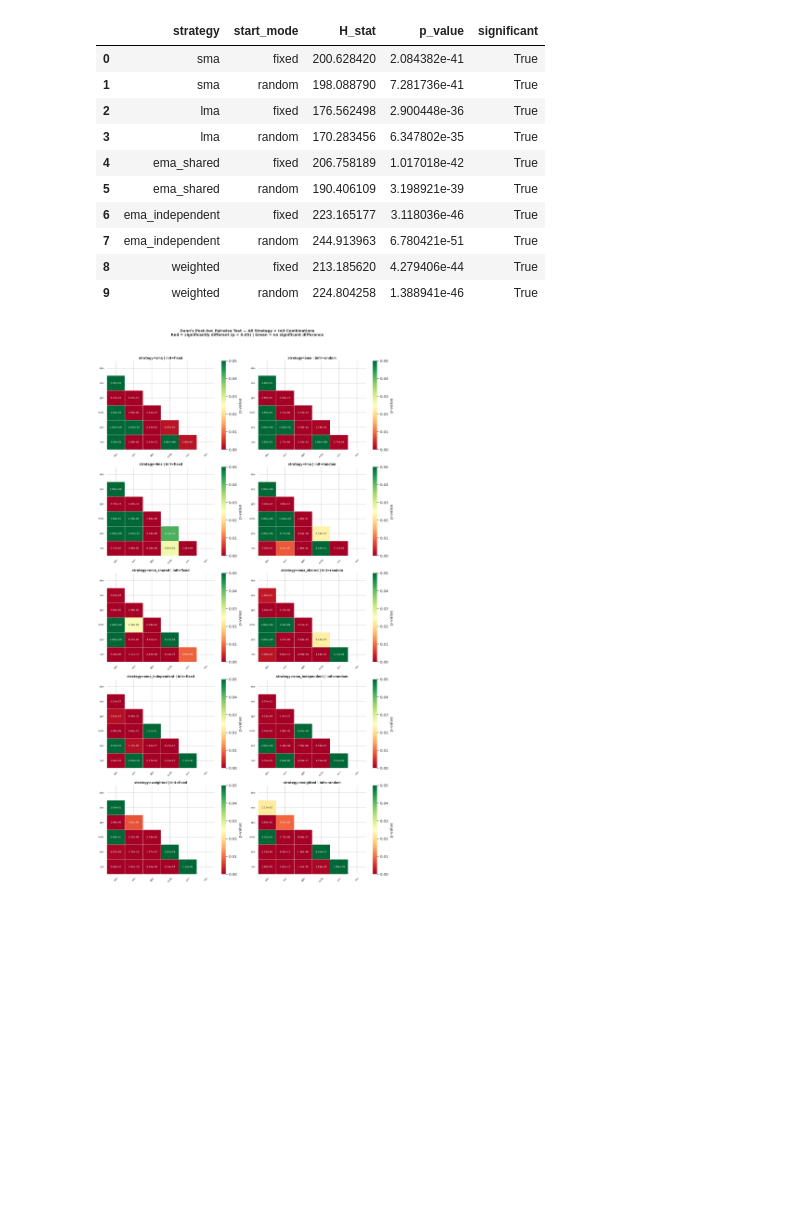
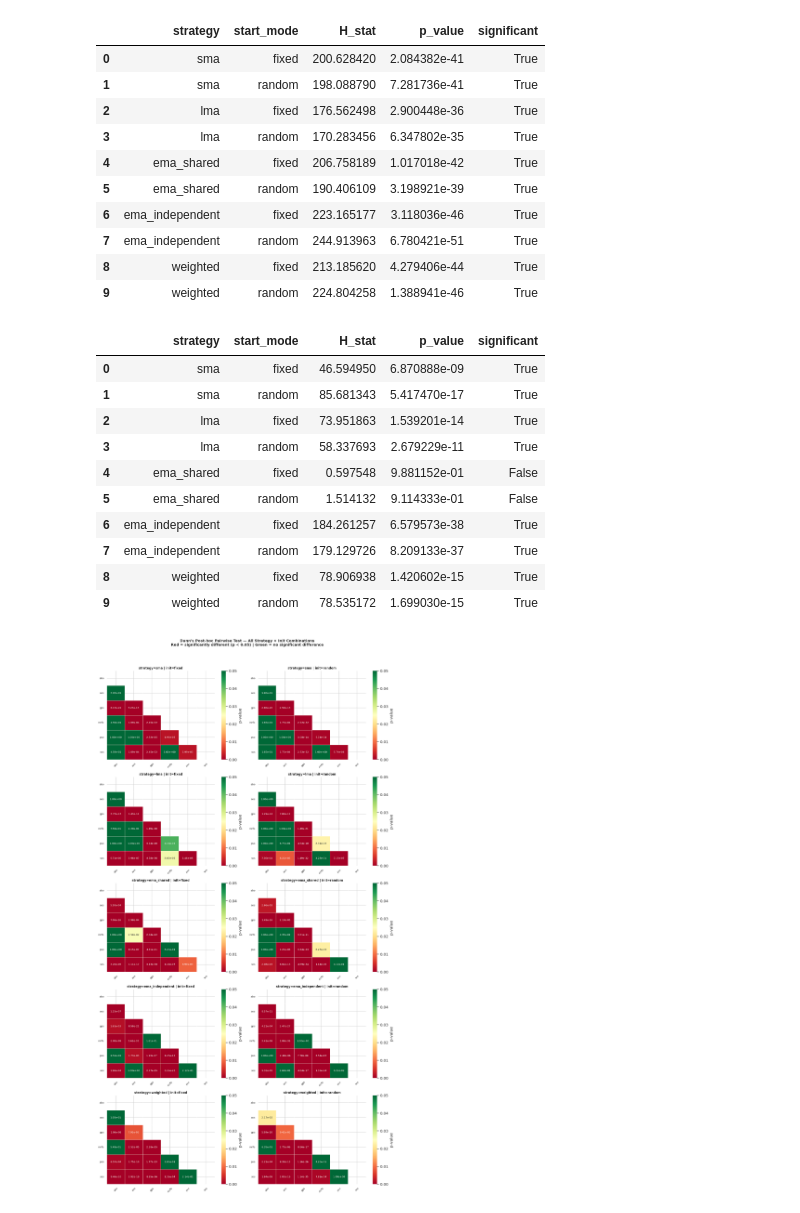
Before and after one commit to AndreHrs/trading-param-optimizer, a Jupyter notebook: notebook.ipynb, the cells around one changed output. Drawn from its saved outputs; the diff is of its cells as text; code cells hidden in the pictures; blank space fills up the shorter version.

Commit message:
Updated report to reflect new data entirely

```diff
--- a/notebook.ipynb
+++ b/notebook.ipynb
@@ -244,6 +296,40 @@ display(results_df)
 | 7 | ema_independent | random | 244.913963 | 6.780421e-51 | True |
 | 8 | weighted | fixed | 213.185620 | 4.279406e-44 | True |
 | 9 | weighted | random | 224.804258 | 1.388941e-46 | True |
+# %%
+from scipy.stats import kruskal
+import pandas as pd
+
+results = []
+
+for strategy in df['strategy'].unique():
+    for init in df['start_mode'].unique():
+        subset = df.query("strategy == @strategy and start_mode == @init")
+        groups = [g['test_final_cash'].values for _, g in subset.groupby('algo')]
+
+        stat, p = kruskal(*groups)
+        results.append({
+            'strategy': strategy,
+            'start_mode': init,
+            'H_stat': stat,
+            'p_value': p,
+            'significant': p < 0.05
+        })
+
+results_df = pd.DataFrame(results)
+display(results_df)
+# %% [output]
+|  | strategy | start_mode | H_stat | p_value | significant |
+| 0 | sma | fixed | 46.594950 | 6.870888e-09 | True |
+| 1 | sma | random | 85.681343 | 5.417470e-17 | True |
+| 2 | lma | fixed | 73.951863 | 1.539201e-14 | True |
+| 3 | lma | random | 58.337693 | 2.679229e-11 | True |
+| 4 | ema_shared | fixed | 0.597548 | 9.881152e-01 | False |
+| 5 | ema_shared | random | 1.514132 | 9.114333e-01 | False |
+| 6 | ema_independent | fixed | 184.261257 | 6.579573e-38 | True |
+| 7 | ema_independent | random | 179.129726 | 8.209133e-37 | True |
+| 8 | weighted | fixed | 78.906938 | 1.420602e-15 | True |
+| 9 | weighted | random | 78.535172 | 1.699030e-15 | True |
 # %%
 import matplotlib.pyplot as plt
 import seaborn as sns
```
Also changed, not shown: parts of 9 cells of this notebook, 4 other files.
